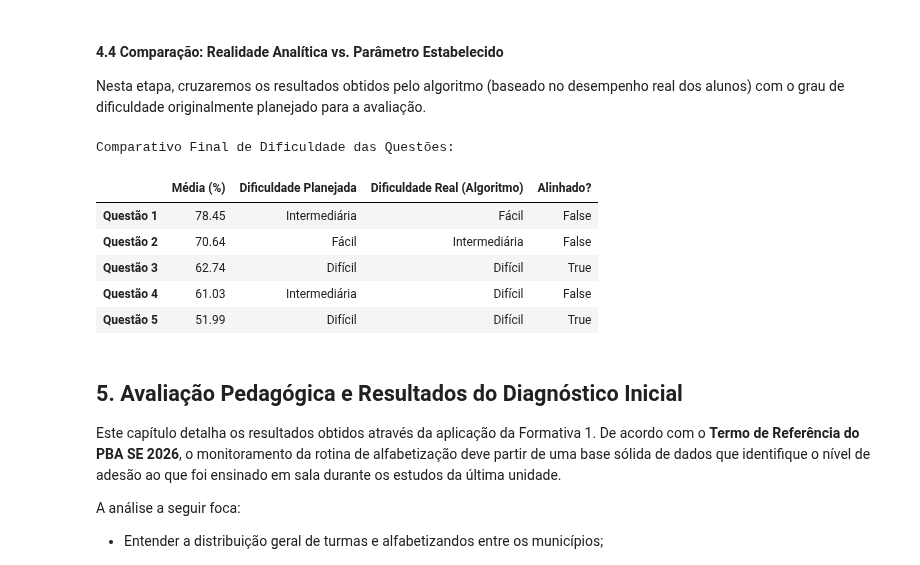
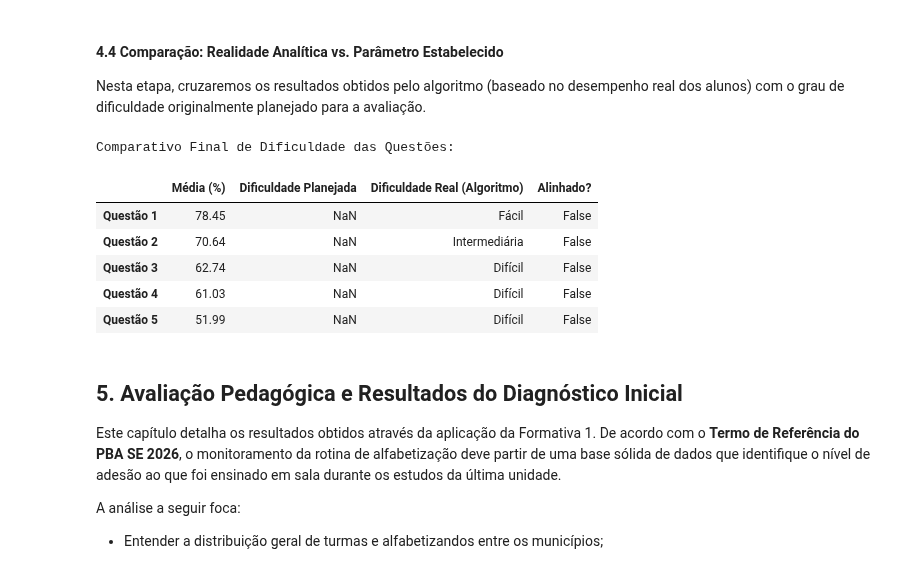
Before and after one commit to fabcmc/pba_se_2026, a Jupyter notebook: SE_2026.1_Formativa_1.ipynb, the cells around one changed output. Cells and saved outputs as stored; diff of their text form; code cells hidden in the pictures.

```diff
--- a/SE_2026.1_Formativa_1.ipynb
+++ b/SE_2026.1_Formativa_1.ipynb
@@ -295,9 +296,44 @@ for coluna in colunas_niveis:
         ordered=True
     )
 
+# Removemos colchetes, aspas duplas, aspas simples da coluna socio_entr_q9 e depois dividimos por vírgula
+# 1. Criamos uma função inteligente para transformar o texto em uma lista real do Python
+def extrair_lista_q9(valor):
+    # Se o valor for vazio (NaN), retorna lista vazia
+    if pd.isna(valor):
+        return []
+
+    # Se por acaso já for uma lista, ótimo, apenas retorna
+    if isinstance(valor, list):
+        return valor
+
+    # Limpa espaços em branco nas bordas
+    texto = str(valor).strip()
+
+    if not texto or texto.lower() == 'nan':
+        return []
+
+    try:
+        # O json.loads pega '["Falta de confian\u00e7a em si"]' e transforma perfeitamente na lista ['Falta de confiança em si']
+        # Caso o CSV tenha duplicado aspas (ex: "[""...""]"), corrigimos antes
+        texto = texto.replace('""', '"')
+        lista = json.loads(texto)
+
+        # Retorna a lista garantindo que não há itens vazios soltos
+        return [str(item).strip() for item in lista if str(item).strip()]
+    except:
+        # PLANO B: Se o json falhar por algum caractere estranho, limpamos na mão
+        limpo = texto.replace('[', '').replace(']', '').replace('"', '').replace("'", "")
+        return [item.strip() for item in limpo.split(',') if item.strip()]
+
+# 2. Aplicamos a nossa função na coluna para criar a coluna com as listas reais
+df_pedagogico['socio_entr_q8_resum'] = df_pedagogico['socio_entr_q9'].apply(extrair_lista_q9)
+
 # Verificando os tipos de dados e informações das colunas
 print(df_pedagogico.info())
 display(df_pedagogico.head())
+display(df_pedagogico[['socio_entr_q9', 'socio_entr_q8_resum']].head())
+print(df_pedagogico['socio_entr_q8_resum'].value_counts())
 # %% [output]
 <class 'pandas.core.frame.DataFrame'>
 RangeIndex: 3670 entries, 0 to 3669
@@ -739,38 +852,38 @@ Nesta etapa, cruzaremos os resultados obtidos pelo algoritmo (baseado no desempe
 # %%
 # ATENÇÃO: Substitua os valores abaixo pela classificação que você já possui
 classificacao_estabelecida = {
-    'forma_1_q1_pct': 'Fácil',
-    'forma_1_q2_pct': 'Intermediária',
-    'forma_1_q3_pct': 'Intermediária',
-    'forma_1_q4_pct': 'Difícil',
-    'forma_1_q5_pct': 'Difícil'
+    'forma_1_forma_1_q1_pct': 'Fácil',
+    'forma_1_forma_1_q2_pct': 'Intermediária',
+    'forma_1_forma_1_q3_pct': 'Intermediária',
+    'forma_1_forma_1_q4_pct': 'Difícil',
+    'forma_1_forma_1_q5_pct': 'Difícil'
 }
 
 # Adicionando a classificação estabelecida ao DataFrame
 medias_questoes['classificacao_estabelecida'] = medias_questoes.index.map(classificacao_estabelecida)
 
 # Criando flag para saber se o algoritmo e o teste estão alinhados
 medias_questoes['alinhamento'] = medias_questoes['classificacao_algoritmo'] == medias_questoes['classificacao_estabelecida']
 
 # Formatando a tabela para exibição final
 tabela_comparativa = medias_questoes[['media_percentual', 'classificacao_estabelecida', 'classificacao_algoritmo', 'alinhamento']].copy()
 tabela_comparativa.index = ['Questão 1', 'Questão 2', 'Questão 3', 'Questão 4', 'Questão 5'] # Ajuste na ordem se precisar
 tabela_comparativa.columns = ['Média (%)', 'Dificuldade Planejada', 'Dificuldade Real (Algoritmo)', 'Alinhado?']
 
 print("Comparativo Final de Dificuldade das Questões:")
 display(tabela_comparativa)
 
 # Opcional: Salvar a tabela comparativa em Excel para anexar ao relatório
 caminho_comparativo = os.path.join(dir_graficos, '3_comparativo_dificuldade_questoes.xlsx')
 tabela_comparativa.to_excel(caminho_comparativo)
 # %% [output]
 Comparativo Final de Dificuldade das Questões:
 |  | Média (%) | Dificuldade Planejada | Dificuldade Real (Algoritmo) | Alinhado? |
-| Questão 1 | 78.45 | Intermediária | Fácil | False |
-| Questão 2 | 70.64 | Fácil | Intermediária | False |
-| Questão 3 | 62.74 | Difícil | Difícil | True |
-| Questão 4 | 61.03 | Intermediária | Difícil | False |
-| Questão 5 | 51.99 | Difícil | Difícil | True |
+| Questão 1 | 78.45 | NaN | Fácil | False |
+| Questão 2 | 70.64 | NaN | Intermediária | False |
+| Questão 3 | 62.74 | NaN | Difícil | False |
+| Questão 4 | 61.03 | NaN | Difícil | False |
+| Questão 5 | 51.99 | NaN | Difícil | False |
 # %% [markdown]
 ## 5. Avaliação Pedagógica e Resultados do Diagnóstico Inicial
 
```
Also changed, not shown: parts of 14 cells of this notebook.
